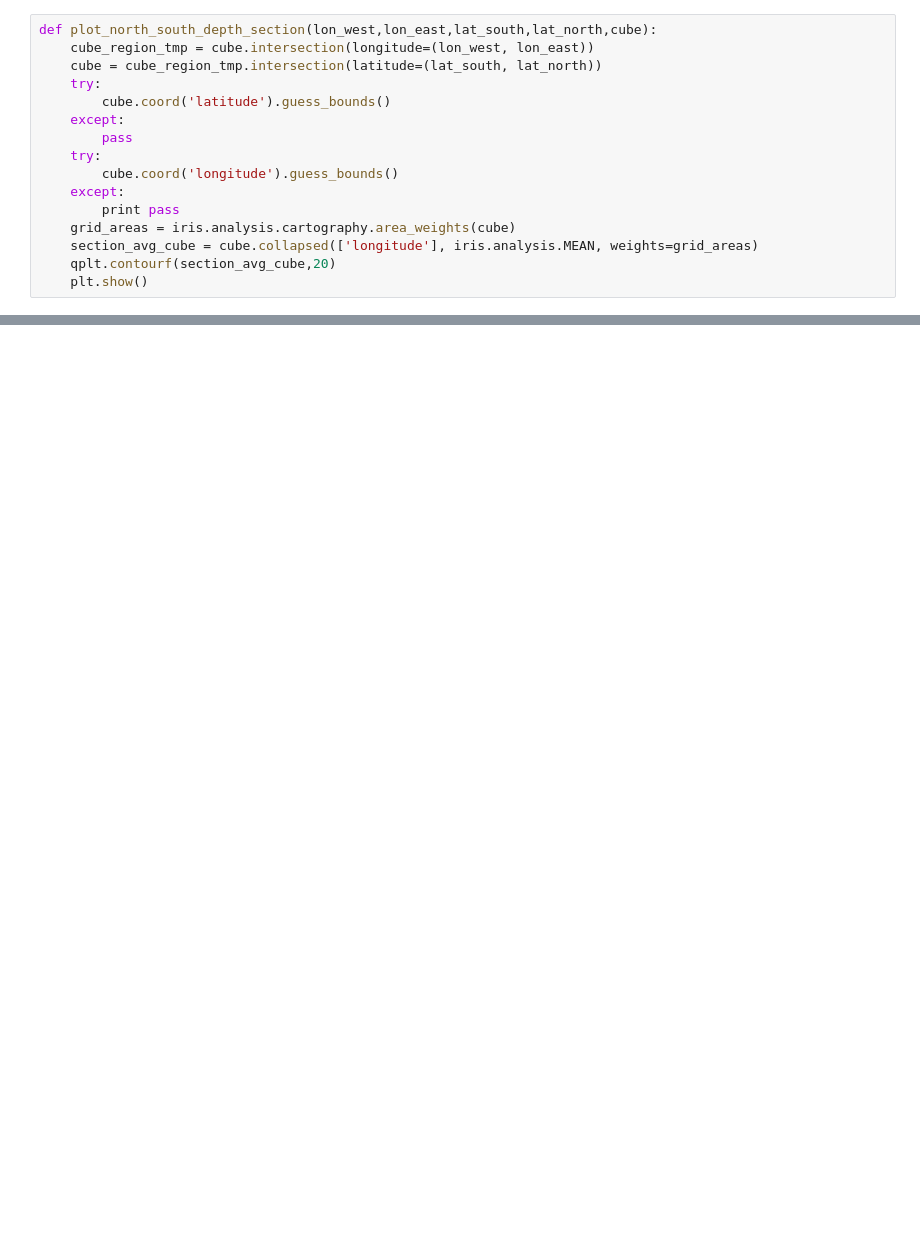
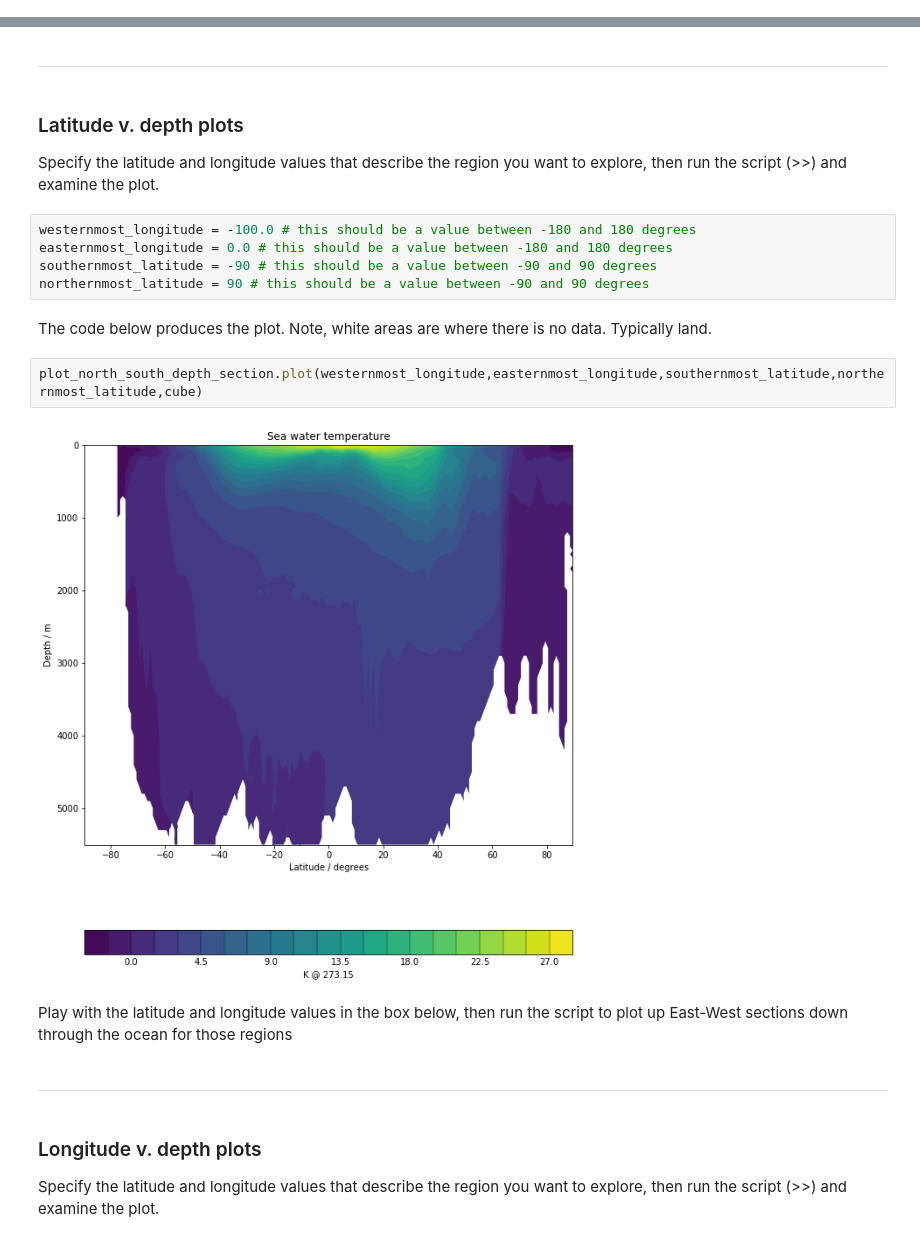
Before and after one commit to PaulHalloran/Jupiter_notebooks_halloran, a Jupyter notebook: OHVD_exercise.ipynb, the cells around one changed output, grey strips where cells are left out. Cells and saved outputs as stored; diff of their text form; blank space fills up the shorter version.

```diff
--- a/OHVD_exercise.ipynb
+++ b/OHVD_exercise.ipynb
@@ -7,16 +0,0 @@ import matplotlib.pyplot as plt
-# %%
-def plot_north_south_depth_section(lon_west,lon_east,lat_south,lat_north,cube):
-    cube_region_tmp = cube.intersection(longitude=(lon_west, lon_east))
-    cube = cube_region_tmp.intersection(latitude=(lat_south, lat_north))
-    try:
-        cube.coord('latitude').guess_bounds()
-    except:
-        pass
-    try:
-        cube.coord('longitude').guess_bounds()
-    except:
-        print pass
-    grid_areas = iris.analysis.cartography.area_weights(cube)
-    section_avg_cube = cube.collapsed(['longitude'], iris.analysis.MEAN, weights=grid_areas)
-    qplt.contourf(section_avg_cube,20)
-    plt.show()
@@ -31,0 +55,23 @@ plt.show()
+# %% [markdown]
+-----------------------------------
+# %% [markdown]
+### Latitude v. depth plots
+Specify the latitude and longitude values that describe the region you want to explore, then run the script (>>) and examine the plot.
+# %%
+westernmost_longitude = -100.0 # this should be a value between -180 and 180 degrees
+easternmost_longitude = 0.0 # this should be a value between -180 and 180 degrees
+southernmost_latitude = -90 # this should be a value between -90 and 90 degrees
+northernmost_latitude = 90 # this should be a value between -90 and 90 degrees
+# %% [markdown]
+The code below produces the plot. Note, white areas are where there is no data. Typically land.
+# %%
+plot_north_south_depth_section.plot(westernmost_longitude,easternmost_longitude,southernmost_latitude,northernmost_latitude,cube)
+# %% [output]
+[figure, added]
+# %% [markdown]
+Play with the latitude and longitude values in the box below, then run the script to plot up East-West sections down through the ocean for those regions
+# %% [markdown]
+-----------------------------------
+# %% [markdown]
+### Longitude v. depth plots
+Specify the latitude and longitude values that describe the region you want to explore, then run the script (>>) and examine the plot.
```
Also changed, not shown: parts of 19 cells of this notebook, 6 other files.
